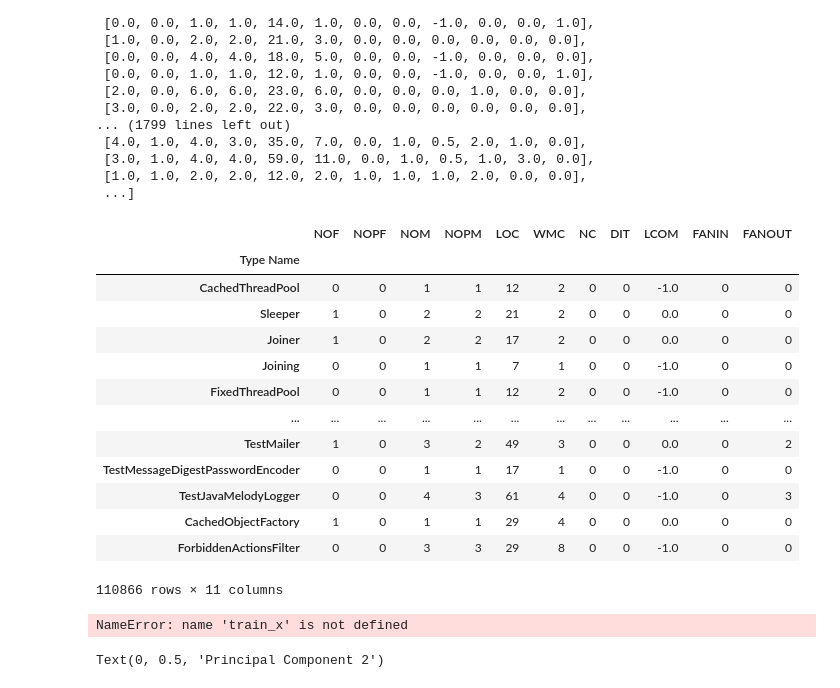
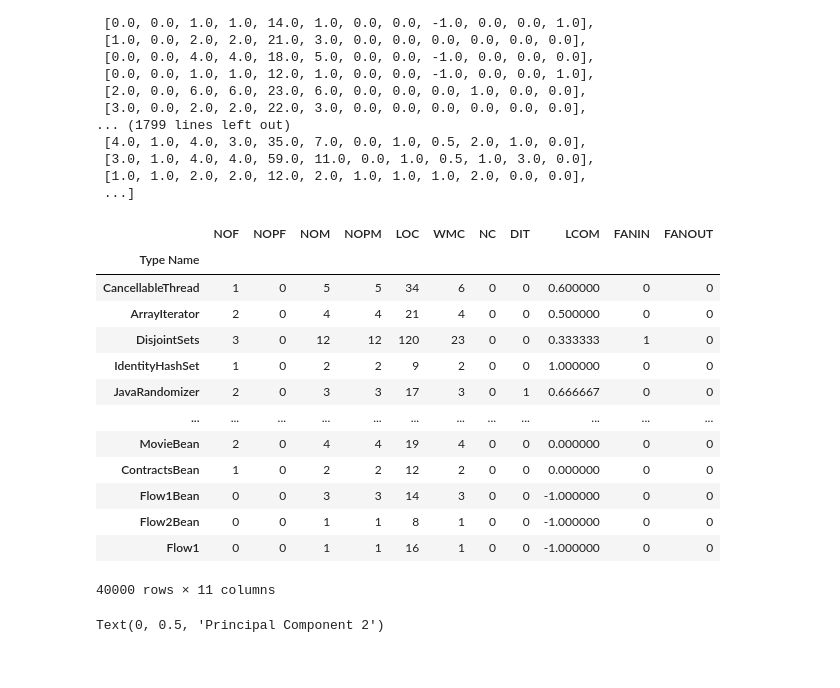
Before and after one commit to muyaho-universe/ipynbCodes, a Jupyter notebook: team_project.ipynb, the cells around one changed output. Drawn from its saved outputs; the diff is of its cells as text; code cells hidden in the pictures.

Commit message:
Update Random Forest

```diff
--- a/team_project.ipynb
+++ b/team_project.ipynb
@@ -81,31 +81,31 @@ train_data
  [1.0, 1.0, 2.0, 2.0, 12.0, 2.0, 1.0, 1.0, 1.0, 2.0, 0.0, 0.0],
  ...]
 # %%
-train_x = df.iloc[:,0:11]
-train_y = df.iloc[:,11:12]
+train_x = df.iloc[10000:50000,0:11]
+train_y = df.iloc[10000:50000,11:12]
+test_x = df.iloc[:10000,0:11]
+test_y = df.iloc[:10000,11:12]
 train_x
 # %% [output]
 |  | NOF | NOPF | NOM | NOPM | LOC | WMC | NC | DIT | LCOM | FANIN | FANOUT |
 | Type Name |  |  |  |  |  |  |  |  |  |  |  |
-| CachedThreadPool | 0 | 0 | 1 | 1 | 12 | 2 | 0 | 0 | -1.0 | 0 | 0 |
-| Sleeper | 1 | 0 | 2 | 2 | 21 | 2 | 0 | 0 | 0.0 | 0 | 0 |
-| Joiner | 1 | 0 | 2 | 2 | 17 | 2 | 0 | 0 | 0.0 | 0 | 0 |
-| Joining | 0 | 0 | 1 | 1 | 7 | 1 | 0 | 0 | -1.0 | 0 | 0 |
-| FixedThreadPool | 0 | 0 | 1 | 1 | 12 | 2 | 0 | 0 | -1.0 | 0 | 0 |
+| CancellableThread | 1 | 0 | 5 | 5 | 34 | 6 | 0 | 0 | 0.600000 | 0 | 0 |
+| ArrayIterator | 2 | 0 | 4 | 4 | 21 | 4 | 0 | 0 | 0.500000 | 0 | 0 |
+| DisjointSets | 3 | 0 | 12 | 12 | 120 | 23 | 0 | 0 | 0.333333 | 1 | 0 |
+| IdentityHashSet | 1 | 0 | 2 | 2 | 9 | 2 | 0 | 0 | 1.000000 | 0 | 0 |
+| JavaRandomizer | 2 | 0 | 3 | 3 | 17 | 3 | 0 | 1 | 0.666667 | 0 | 0 |
 | ... | ... | ... | ... | ... | ... | ... | ... | ... | ... | ... | ... |
-| TestMailer | 1 | 0 | 3 | 2 | 49 | 3 | 0 | 0 | 0.0 | 0 | 2 |
-| TestMessageDigestPasswordEncoder | 0 | 0 | 1 | 1 | 17 | 1 | 0 | 0 | -1.0 | 0 | 0 |
-| TestJavaMelodyLogger | 0 | 0 | 4 | 3 | 61 | 4 | 0 | 0 | -1.0 | 0 | 3 |
-| CachedObjectFactory | 1 | 0 | 1 | 1 | 29 | 4 | 0 | 0 | 0.0 | 0 | 0 |
-| ForbiddenActionsFilter | 0 | 0 | 3 | 3 | 29 | 8 | 0 | 0 | -1.0 | 0 | 0 |
+| MovieBean | 2 | 0 | 4 | 4 | 19 | 4 | 0 | 0 | 0.000000 | 0 | 0 |
+| ContractsBean | 1 | 0 | 2 | 2 | 12 | 2 | 0 | 0 | 0.000000 | 0 | 0 |
+| Flow1Bean | 0 | 0 | 3 | 3 | 14 | 3 | 0 | 0 | -1.000000 | 0 | 0 |
+| Flow2Bean | 0 | 0 | 1 | 1 | 8 | 1 | 0 | 0 | -1.000000 | 0 | 0 |
+| Flow1 | 0 | 0 | 1 | 1 | 16 | 1 | 0 | 0 | -1.000000 | 0 | 0 |
-110866 rows × 11 columns
+40000 rows × 11 columns
 # %%
 from sklearn.decomposition import PCA
 
 mypca = PCA(n_components = 2)
 PCA_train_x = mypca.fit_transform(train_x)
-# %% [output]
-NameError: name 'train_x' is not defined
 # %%
 print('PCA_train_x shape: ', PCA_train_x.shape)
 # %%
```
Also changed, not shown: parts of 10 cells of this notebook.
